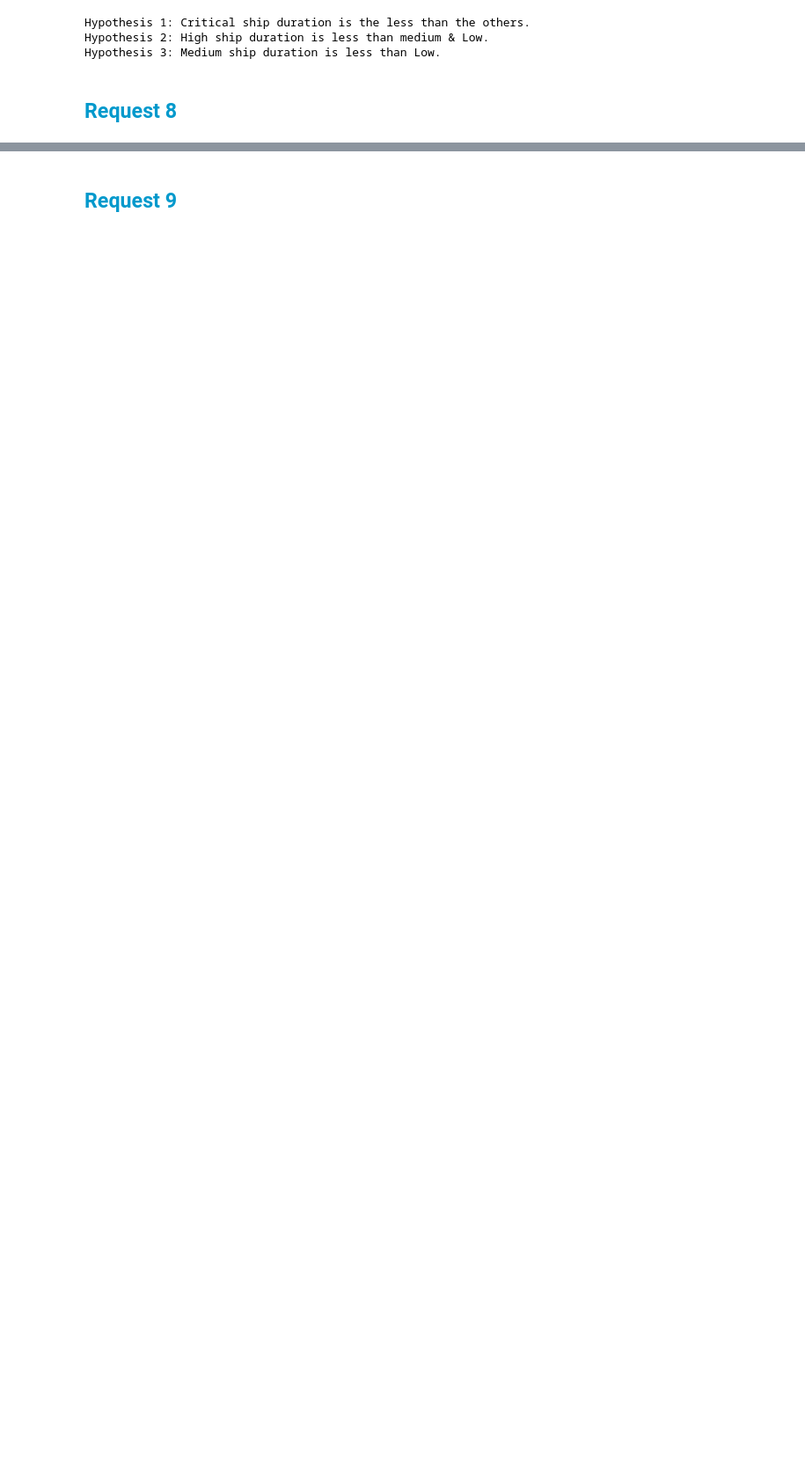
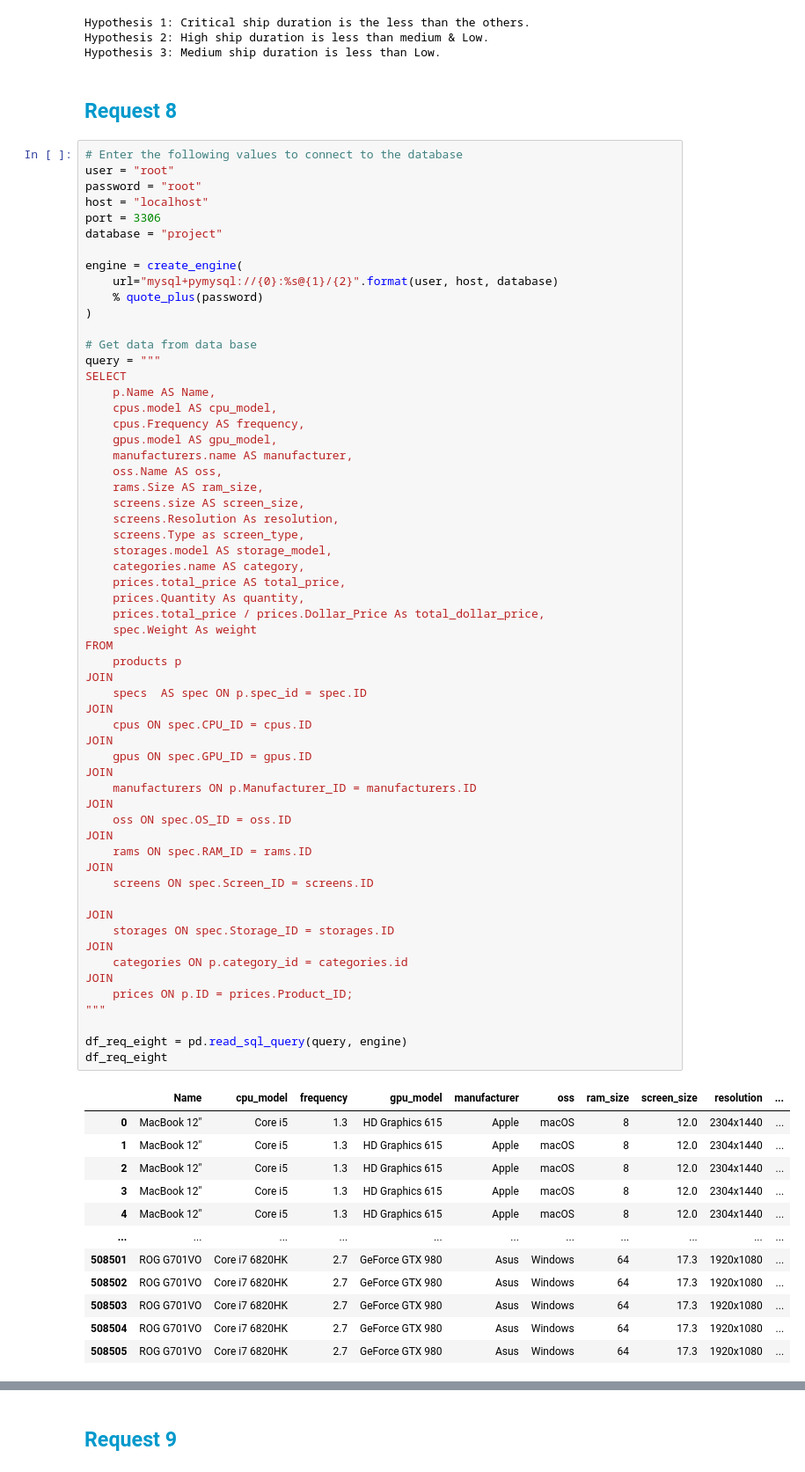
Before and after one commit to amiralira/G6_project2, a Jupyter notebook: Answers/requests.ipynb, the cells around one changed output, grey strips where cells are left out. Shown at 88% size. Saved outputs shown, nothing was run; the diff lists cells and outputs as text; blank space fills up the shorter version.

```diff
--- a/Answers/requests.ipynb
+++ b/Answers/requests.ipynb
@@ -692,3 +674,75 @@ Hypothesis 3: Medium ship duration is less than Low.
 <font face="vazir" color="#0099cc">
 Request 8
 </h2>
+# %%
+# Enter the following values to connect to the database
+user = "root"
+password = "root"
+host = "localhost"
+port = 3306
+database = "project"
+
+engine = create_engine(
+    url="mysql+pymysql://{0}:%s@{1}/{2}".format(user, host, database)
+    % quote_plus(password)
+)
+
+# Get data from data base
+query = """
+SELECT
+    p.Name AS Name,
+    cpus.model AS cpu_model,
+    cpus.Frequency AS frequency,
+    gpus.model AS gpu_model,
+    manufacturers.name AS manufacturer,
+    oss.Name AS oss,
+    rams.Size AS ram_size,
+    screens.size AS screen_size,
+    screens.Resolution As resolution,
+    screens.Type as screen_type,
+    storages.model AS storage_model,
+    categories.name AS category,
+    prices.total_price AS total_price,
+    prices.Quantity As quantity,
+    prices.total_price / prices.Dollar_Price As total_dollar_price,
+    spec.Weight As weight
+FROM
+    products p
+JOIN
+    specs  AS spec ON p.spec_id = spec.ID
+JOIN
+    cpus ON spec.CPU_ID = cpus.ID
+JOIN
+    gpus ON spec.GPU_ID = gpus.ID
+JOIN
+    manufacturers ON p.Manufacturer_ID = manufacturers.ID
+JOIN
+    oss ON spec.OS_ID = oss.ID
+JOIN
+    rams ON spec.RAM_ID = rams.ID
+JOIN
+    screens ON spec.Screen_ID = screens.ID
+
+JOIN
+    storages ON spec.Storage_ID = storages.ID
+JOIN
+    categories ON p.category_id = categories.id
+JOIN
+    prices ON p.ID = prices.Product_ID;
+"""
+
+df_req_eight = pd.read_sql_query(query, engine)
+df_req_eight
+# %% [output]
+|  | Name | cpu_model | frequency | gpu_model | manufacturer | oss | ram_size | screen_size | resolution | ... |
+| 0 | MacBook 12" | Core i5 | 1.3 | HD Graphics 615 | Apple | macOS | 8 | 12.0 | 2304x1440 | ... |
+| 1 | MacBook 12" | Core i5 | 1.3 | HD Graphics 615 | Apple | macOS | 8 | 12.0 | 2304x1440 | ... |
+| 2 | MacBook 12" | Core i5 | 1.3 | HD Graphics 615 | Apple | macOS | 8 | 12.0 | 2304x1440 | ... |
+| 3 | MacBook 12" | Core i5 | 1.3 | HD Graphics 615 | Apple | macOS | 8 | 12.0 | 2304x1440 | ... |
+| 4 | MacBook 12" | Core i5 | 1.3 | HD Graphics 615 | Apple | macOS | 8 | 12.0 | 2304x1440 | ... |
+| ... | ... | ... | ... | ... | ... | ... | ... | ... | ... | ... |
+| 508501 | ROG G701VO | Core i7 6820HK | 2.7 | GeForce GTX 980 | Asus | Windows | 64 | 17.3 | 1920x1080 | ... |
+| 508502 | ROG G701VO | Core i7 6820HK | 2.7 | GeForce GTX 980 | Asus | Windows | 64 | 17.3 | 1920x1080 | ... |
+| 508503 | ROG G701VO | Core i7 6820HK | 2.7 | GeForce GTX 980 | Asus | Windows | 64 | 17.3 | 1920x1080 | ... |
+| 508504 | ROG G701VO | Core i7 6820HK | 2.7 | GeForce GTX 980 | Asus | Windows | 64 | 17.3 | 1920x1080 | ... |
+| 508505 | ROG G701VO | Core i7 6820HK | 2.7 | GeForce GTX 980 | Asus | Windows | 64 | 17.3 | 1920x1080 | ... |
```
Also changed, not shown: parts of 5 cells of this notebook.
